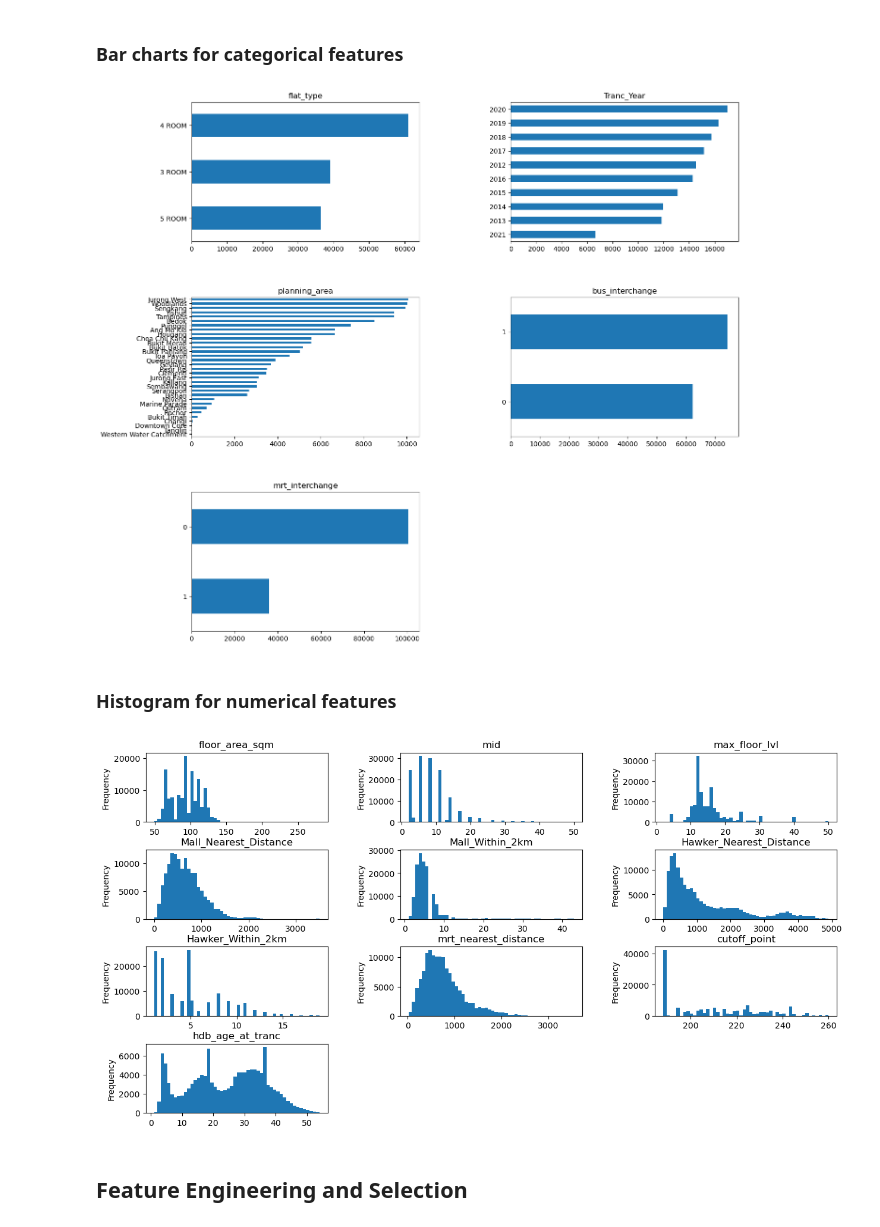
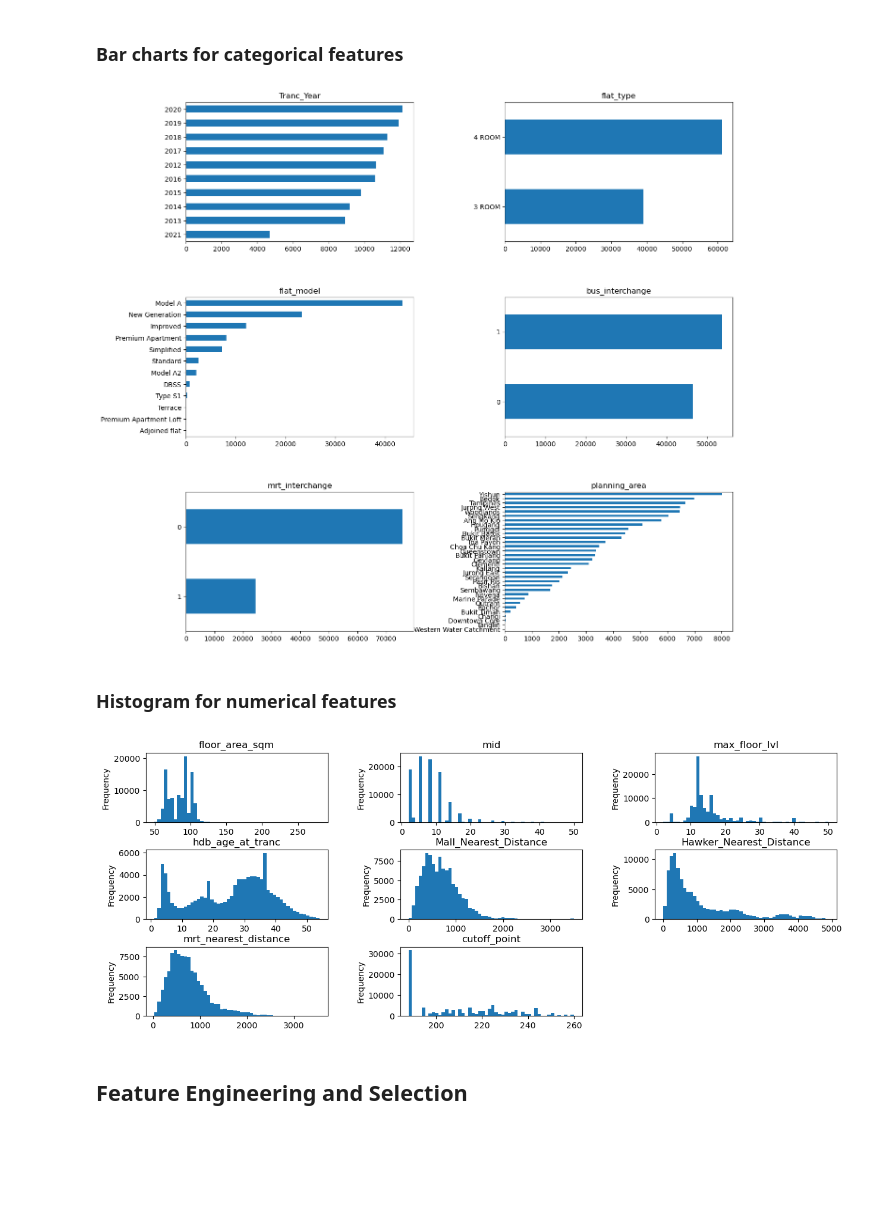
Before and after one commit to chengtng/project_2, a Jupyter notebook: code/hdb_prices-Copy1.ipynb, the cells around one changed output. Drawn from its saved outputs; the diff is of its cells as text; code cells hidden in the pictures; blank space fills up the shorter version.

```diff
--- a/code/hdb_prices-Copy1.ipynb
+++ b/code/hdb_prices-Copy1.ipynb
@@ -117,13 +117,3 @@ df_stats
 | 5 ROOM | 36415.0 | 118.190636 | 7.414270 | 99.0 | 111.0 | 119.0 | 122.0 | 160.0 | 36415.0 | ... |
 | EXECUTIVE | 11989.0 | 144.151889 | 10.748670 | 124.0 | 140.0 | 145.0 | 148.0 | 243.0 | 11989.0 | ... |
 | MULTI-GENERATION | 56.0 | 161.250000 | 11.873959 | 132.0 | 159.0 | 164.0 | 166.0 | 179.0 | 56.0 | ... |
-# %%
-fig1 = plt.figure(figsize=(10,5))
-mean = df_stats['resale_price'].unstack(level=0)['mean']
-left = df_stats['resale_price'].unstack(level=0)['mean']- df_stats['resale_price'].unstack(level=0)['std']
-right = df_stats['resale_price'].unstack(level=0)['mean']+ df_stats['resale_price'].unstack(level=0)['std']
-fig1 = mean.plot(marker='o')
-fig1 = left.plot(marker='x')
-fig1 = right.plot(marker='x')
-plt.title('Resale Prices by flat type')
-plt.ylabel('Resale Price')
@@ -245,13 +209,13 @@ Column [mrt_interchange] has data type [int64] has unique counts [2]
 # %%
 df_1 = df.loc[df['flat_type']=='1 ROOM']
 df_2 = df.loc[df['flat_type']=='2 ROOM']
-df_mid = df.loc[(df['flat_type']=='3 ROOM') | (df['flat_type']=='4 ROOM') | (df['flat_type']=='5 ROOM')]
+df_mid = df.loc[(df['flat_type']=='3 ROOM') | (df['flat_type']=='4 ROOM')]
+df_5 = df.loc[df['flat_type']=='5 ROOM']
 df_high = df.loc[(df['flat_type']=='EXECUTIVE')| (df['flat_type']=='MULTI-GENERATION')]
 # %%
 num_1 = ['floor_area_sqm',
  'hdb_age_at_tranc',
  'Hawker_Nearest_Distance',
- 'Hawker_Within_2km',
  'mrt_nearest_distance']
 
 num_2 = ['floor_area_sqm',
@@ -259,12 +223,19 @@ num_2 = ['floor_area_sqm',
  'max_floor_lvl',
  'hdb_age_at_tranc',
  'Mall_Nearest_Distance',
- 'Mall_Within_2km',
  'Hawker_Nearest_Distance',
- 'Hawker_Within_2km',
  'mrt_nearest_distance']
 
 num_mid = ['floor_area_sqm',
+ 'mid',
+ 'max_floor_lvl',
+ 'hdb_age_at_tranc',
+ 'Mall_Nearest_Distance',
+ 'Hawker_Nearest_Distance',
+ 'mrt_nearest_distance',
+ 'cutoff_point']
+
+num_5 = ['floor_area_sqm',
  'mid',
  'max_floor_lvl',
  'hdb_age_at_tranc',
@@ -280,19 +251,24 @@ num_high = ['floor_area_sqm',
 cat_1 = ['Tranc_Year']
 
 cat_2 = ['Tranc_Year',
-'full_flat_type',
+'flat_model',
 'planning_area']
 
 cat_mid = ['Tranc_Year',
 'flat_type',
-'full_flat_type',
+'flat_model',
+'bus_interchange',
+'mrt_interchange',
+'planning_area']
+
+cat_5 = ['Tranc_Year',
+'flat_model',
 'bus_interchange',
 'mrt_interchange',
 'planning_area']
 
 cat_high = ['Tranc_Year',
 'flat_type',
-'full_flat_type',
 'planning_area']
 # %% [markdown]
 ### Correlation heat map of numerical columns
@@ -348,23 +297,23 @@ plt.xticks(rotation=45, ha='right')
 fig1 = plt.figure(figsize=(15,20))
 fig1.subplots_adjust(hspace=0.4,wspace=0.4)
 
-for idx, d in enumerate(categorical_columns):
+for idx, d in enumerate(cat_mid):
     fig1.add_subplot(4,2,idx+1)
     df_mid[d].value_counts().sort_values().plot(kind='barh')
     plt.title(d)
 # %% [output]
-[figure, old version]
+[figure, new version]
 # %% [markdown]
 ### Histogram for numerical features
 # %%
 fig1b = plt.figure(figsize=(15,10))
 fig1b.subplots_adjust(hspace=0.4,wspace=0.4)
 
-for idx, d in enumerate(numerical_columns):
+for idx, d in enumerate(num_mid):
     fig1b.add_subplot(5,3,idx+1)
     df_mid[d].plot(kind='hist',bins=50,title=d)
 # %% [output]
-[figure, old version]
+[figure, new version]
 # %% [markdown]
 ## Feature Engineering and Selection
 # %% [markdown]
```
Also changed, not shown: parts of 28 cells of this notebook, 4 other files.
